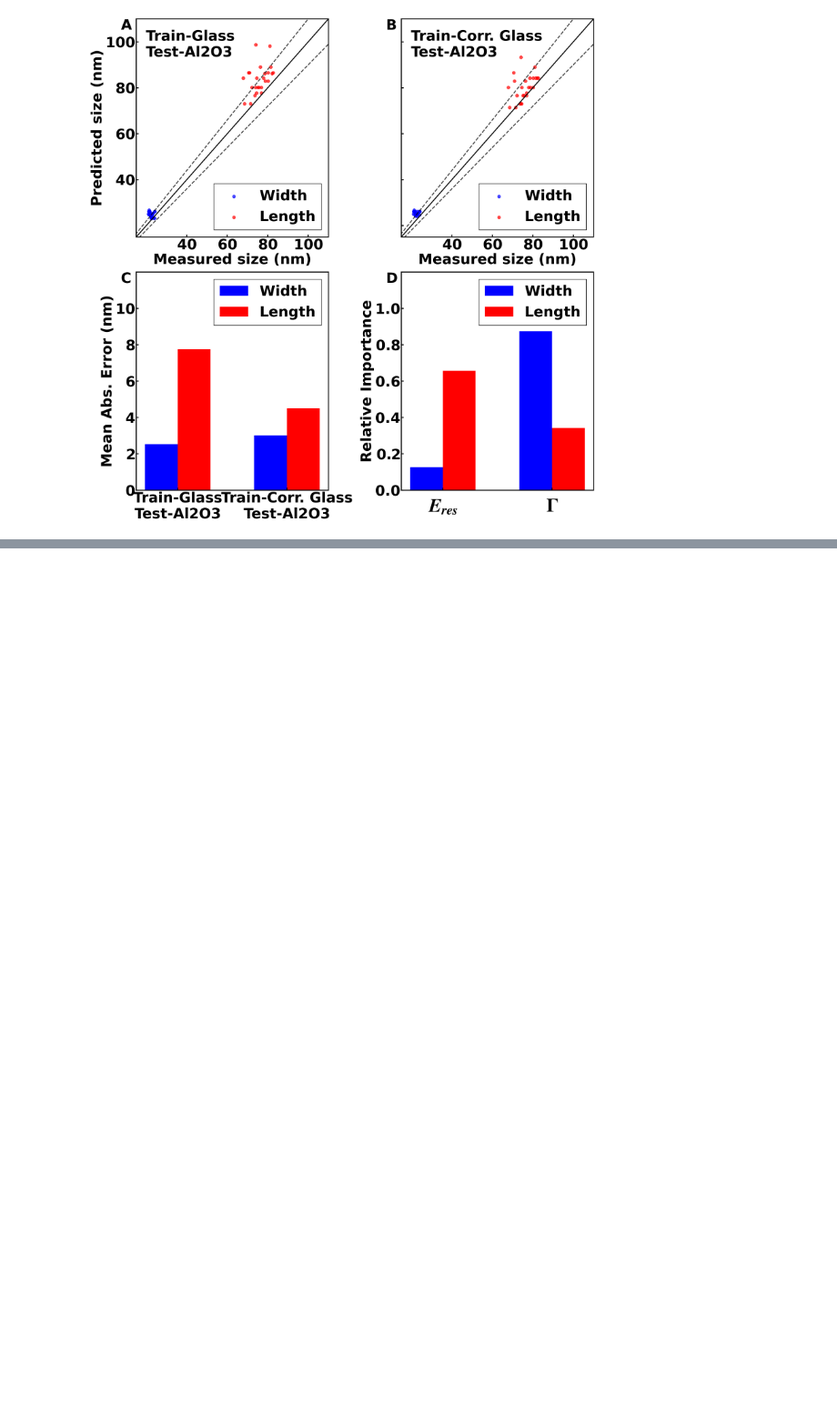
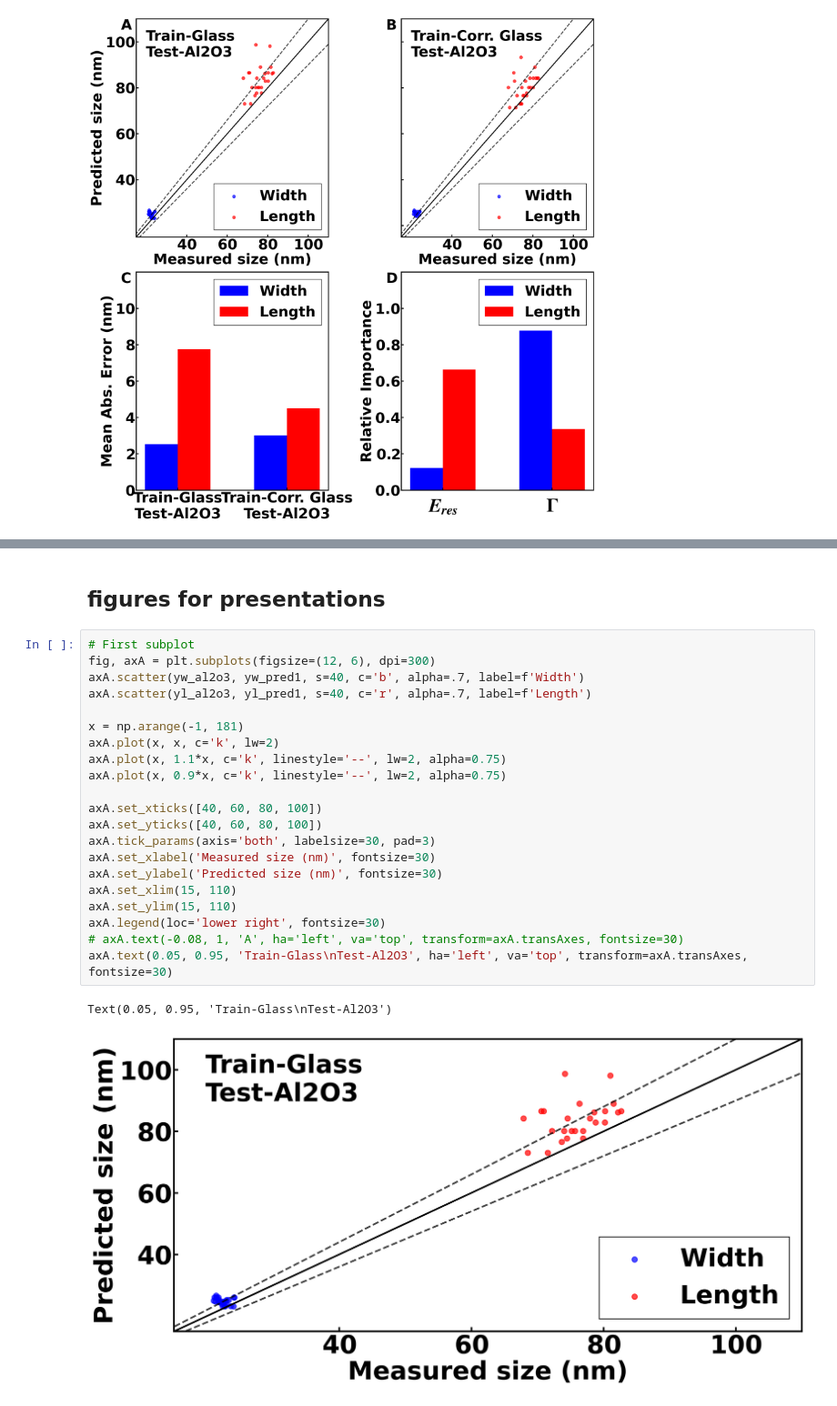
Before and after one commit to SWAN88/AuNR_DA, a Jupyter notebook: 092024_figure4.ipynb, the cells around one changed output, grey strips where cells are left out. Shown at 91% size. Drawn from its saved outputs; the diff is of its cells as text; blank space fills up the shorter version.

```diff
--- a/092024_figure4.ipynb
+++ b/092024_figure4.ipynb
@@ -274,0 +275,26 @@ print(f'{maew2} x {mael2}')
+# %% [markdown]
+## figures for presentations
+# %%
+# First subplot
+fig, axA = plt.subplots(figsize=(12, 6), dpi=300)
+axA.scatter(yw_al2o3, yw_pred1, s=40, c='b', alpha=.7, label=f'Width')
+axA.scatter(yl_al2o3, yl_pred1, s=40, c='r', alpha=.7, label=f'Length')
+
+x = np.arange(-1, 181)
+axA.plot(x, x, c='k', lw=2)
+axA.plot(x, 1.1*x, c='k', linestyle='--', lw=2, alpha=0.75)
+axA.plot(x, 0.9*x, c='k', linestyle='--', lw=2, alpha=0.75)
+
+axA.set_xticks([40, 60, 80, 100])
+axA.set_yticks([40, 60, 80, 100])
+axA.tick_params(axis='both', labelsize=30, pad=3)
+axA.set_xlabel('Measured size (nm)', fontsize=30)
+axA.set_ylabel('Predicted size (nm)', fontsize=30)
+axA.set_xlim(15, 110)
+axA.set_ylim(15, 110)
+axA.legend(loc='lower right', fontsize=30)
+# axA.text(-0.08, 1, 'A', ha='left', va='top', transform=axA.transAxes, fontsize=30)
+axA.text(0.05, 0.95, 'Train-Glass\nTest-Al2O3', ha='left', va='top', transform=axA.transAxes, fontsize=30)
+# %% [output]
+Text(0.05, 0.95, 'Train-Glass\nTest-Al2O3')
+[figure, added]
```
Also changed, not shown: parts of 4 cells of this notebook, 7 other files.
